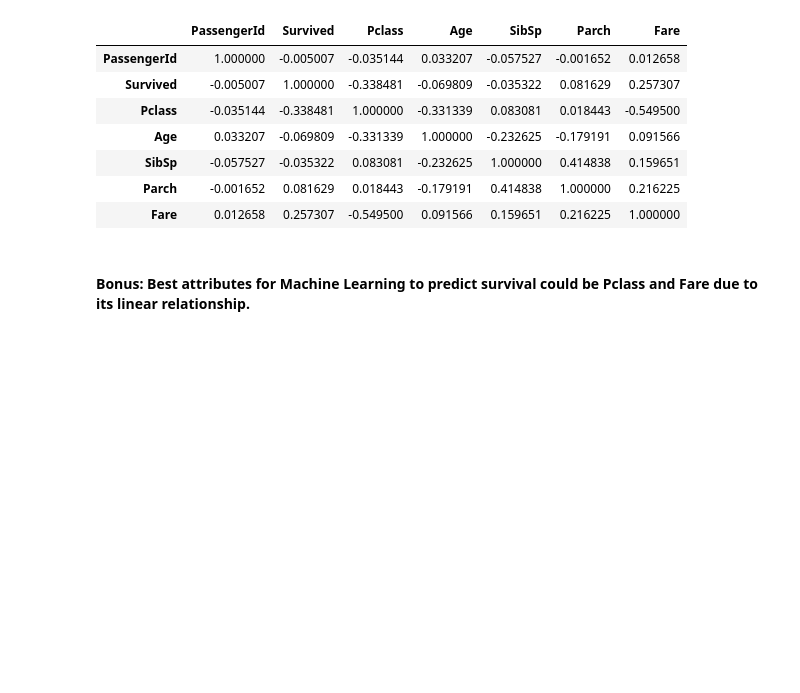
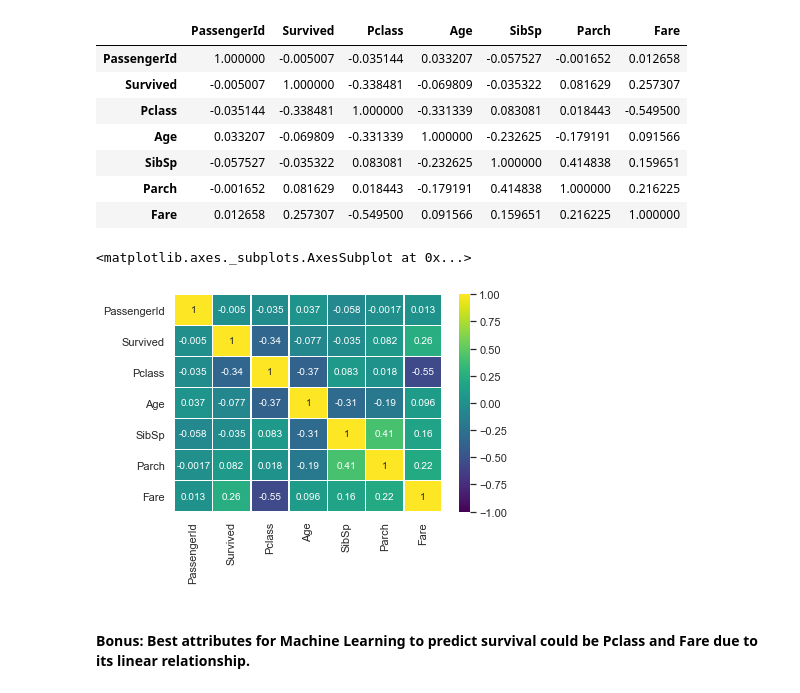
Before and after one commit to RickFSA/Institute-of-Data, a Jupyter notebook: IODcompleted_assignment/IOD_Lab 3.2.1(Completed).ipynb, the cells around one changed output. Cells and saved outputs as stored; diff of their text form; code cells hidden in the pictures; blank space fills up the shorter version.

```diff
--- a/IODcompleted_assignment/IOD_Lab 3.2.1(Completed).ipynb
+++ b/IODcompleted_assignment/IOD_Lab 3.2.1(Completed).ipynb
@@ -469,6 +469,11 @@ titanic.corr()
 | SibSp | -0.057527 | -0.035322 | 0.083081 | -0.232625 | 1.000000 | 0.414838 | 0.159651 |
 | Parch | -0.001652 | 0.081629 | 0.018443 | -0.179191 | 0.414838 | 1.000000 | 0.216225 |
 | Fare | 0.012658 | 0.257307 | -0.549500 | 0.091566 | 0.159651 | 0.216225 | 1.000000 |
+# %%
+sns.heatmap(titanic.corr(), annot=True, fmt='.2g', vmin=-1, vmax=1, center=0, cmap='viridis', linewidths=0.5, linecolor='white')
+# %% [output]
+<matplotlib.axes._subplots.AxesSubplot at 0x...>
+[figure, added]
 # %% [markdown]
 #### Bonus: Best attributes for Machine Learning to predict survival could be Pclass and Fare due to its linear relationship.
 # %% [markdown]
```
Also changed, not shown: parts of 12 cells of this notebook.
